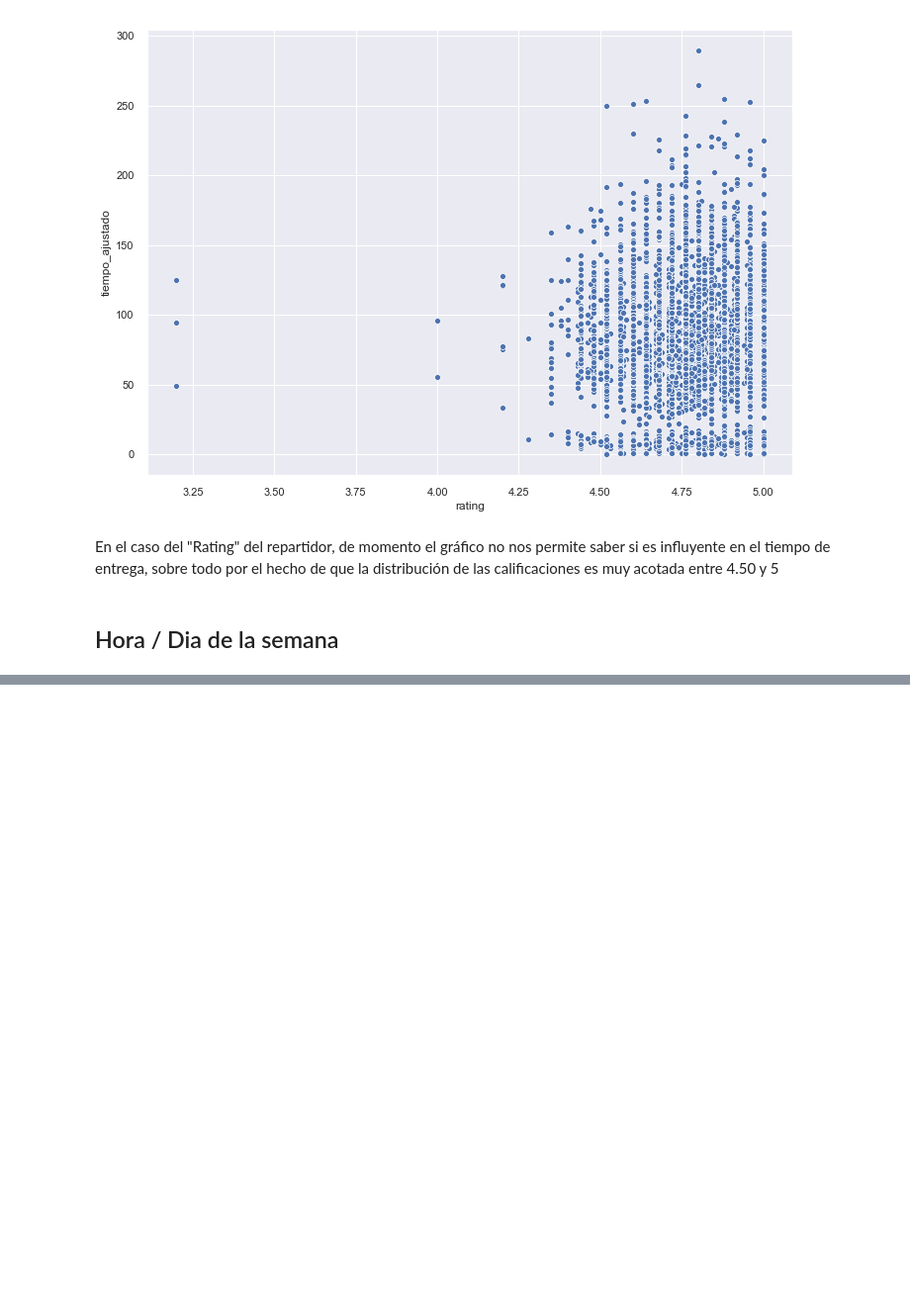
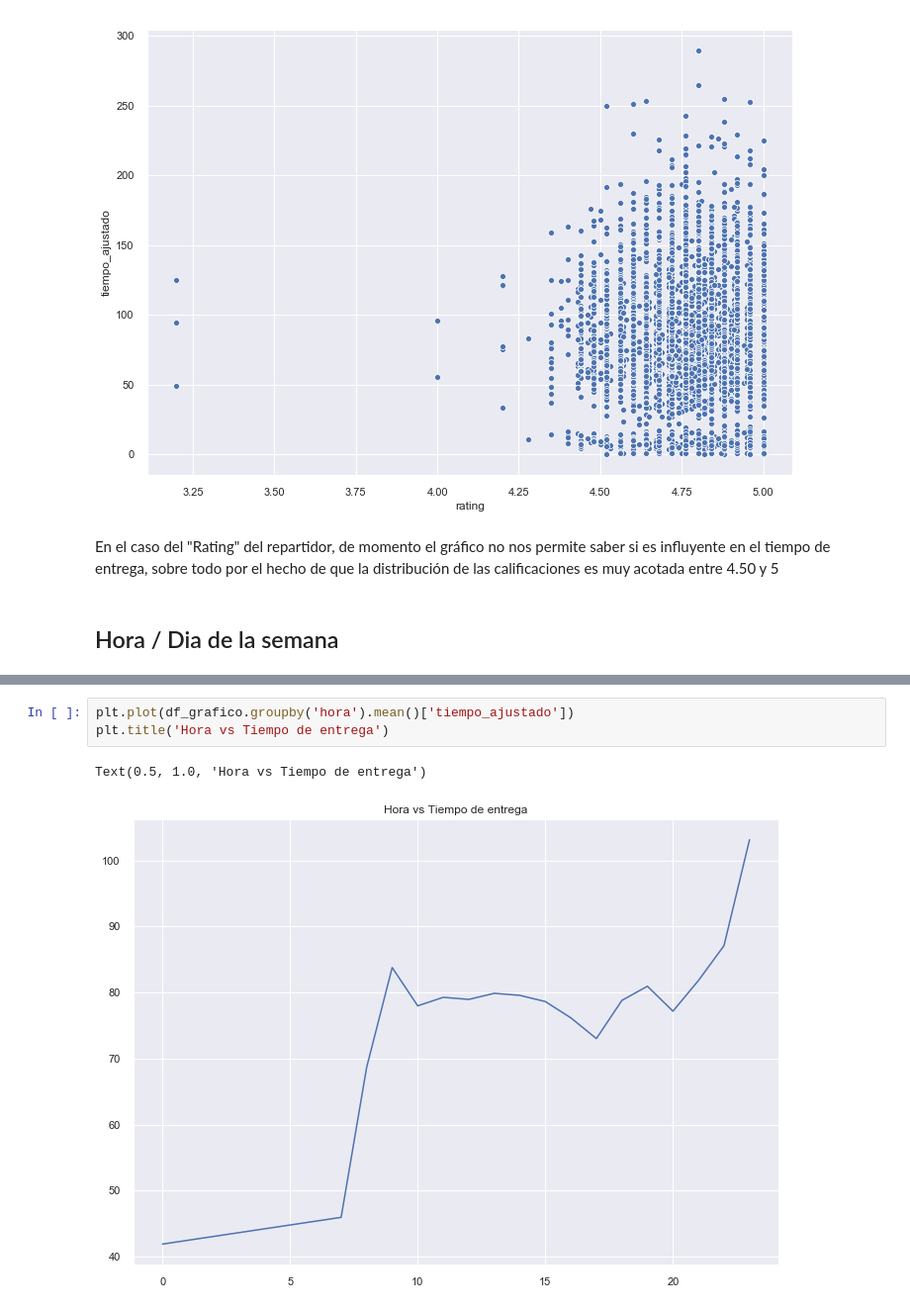
Before and after one commit to callejasv1/proyecto_oraculo, a Jupyter notebook: ProyectoV_Original.ipynb, the cells around one changed output, grey strips where cells are left out. Shown at 99% size. Saved outputs shown, nothing was run; the diff lists cells and outputs as text; blank space fills up the shorter version.

```diff
--- a/ProyectoV_Original.ipynb
+++ b/ProyectoV_Original.ipynb
@@ -294,0 +332,6 @@ En el caso del "Rating" del repartidor, de momento el gráfico no nos permite sa
+# %%
+plt.plot(df_grafico.groupby('hora').mean()['tiempo_ajustado'])
+plt.title('Hora vs Tiempo de entrega')
+# %% [output]
+Text(0.5, 1.0, 'Hora vs Tiempo de entrega')
+[figure, added]
```
Also changed, not shown: parts of 17 cells of this notebook.
